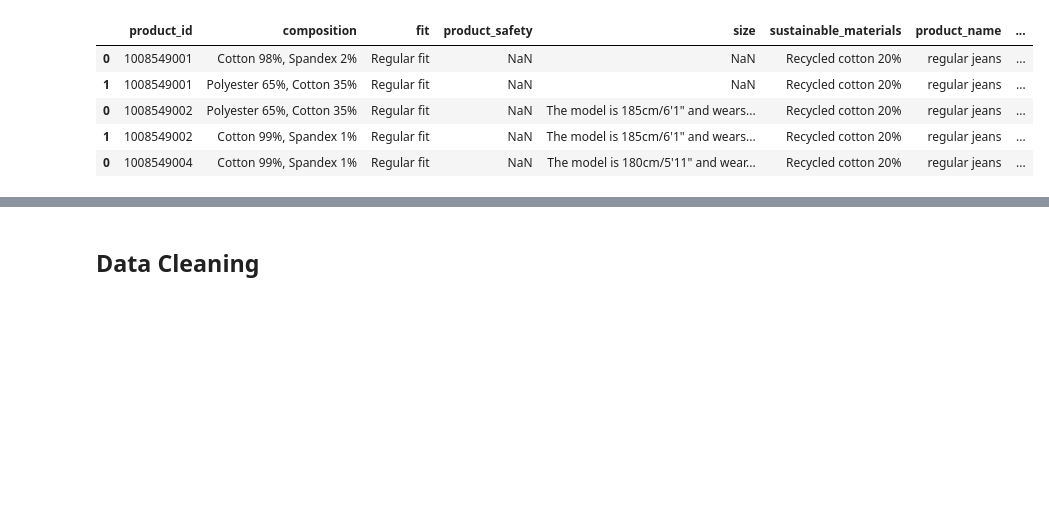
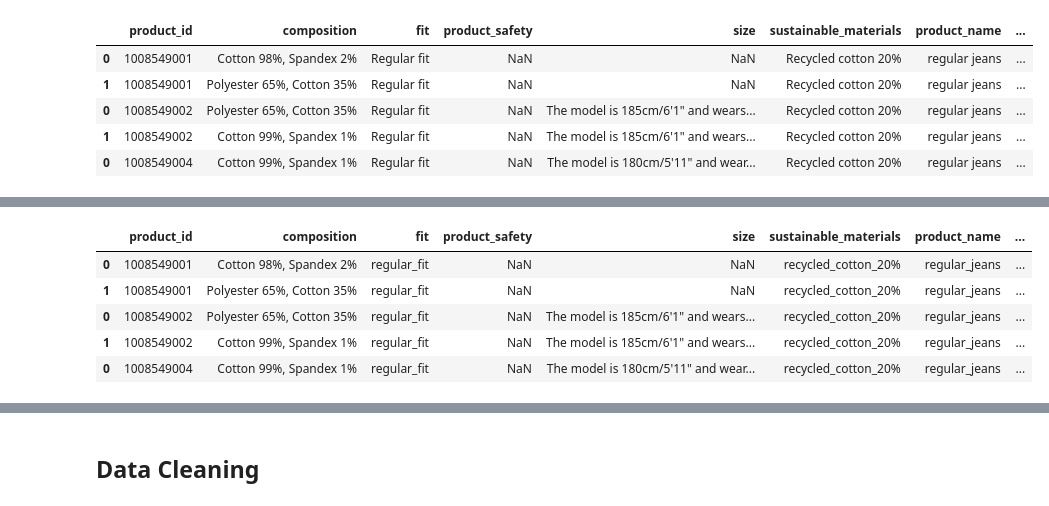
Before and after one commit to marxcerqueira/python-ds-ao-dev, a Jupyter notebook: DS_ao_Dev_ETL.ipynb, the cells around one changed output, grey strips where cells are left out. Drawn from its saved outputs; the diff is of its cells as text; code cells hidden in the pictures; blank space fills up the shorter version.

```diff
--- a/DS_ao_Dev_ETL.ipynb
+++ b/DS_ao_Dev_ETL.ipynb
@@ -367,0 +418,9 @@ array(['  regular jeans', '  hybrid regular tapered joggers',
+# %%
+df_data.head()
+# %% [output]
+|  | product_id | composition | fit | product_safety | size | sustainable_materials | product_name | ... |
+| 0 | 1008549001 | Cotton 98%, Spandex 2% | regular_fit | NaN | NaN | recycled_cotton_20% | regular_jeans | ... |
+| 1 | 1008549001 | Polyester 65%, Cotton 35% | regular_fit | NaN | NaN | recycled_cotton_20% | regular_jeans | ... |
+| 0 | 1008549002 | Polyester 65%, Cotton 35% | regular_fit | NaN | The model is 185cm/6'1" and wears... | recycled_cotton_20% | regular_jeans | ... |
+| 1 | 1008549002 | Cotton 99%, Spandex 1% | regular_fit | NaN | The model is 185cm/6'1" and wears... | recycled_cotton_20% | regular_jeans | ... |
+| 0 | 1008549004 | Cotton 99%, Spandex 1% | regular_fit | NaN | The model is 180cm/5'11" and wear... | recycled_cotton_20% | regular_jeans | ... |
```
Also changed, not shown: parts of 38 cells of this notebook, 3 other files.
